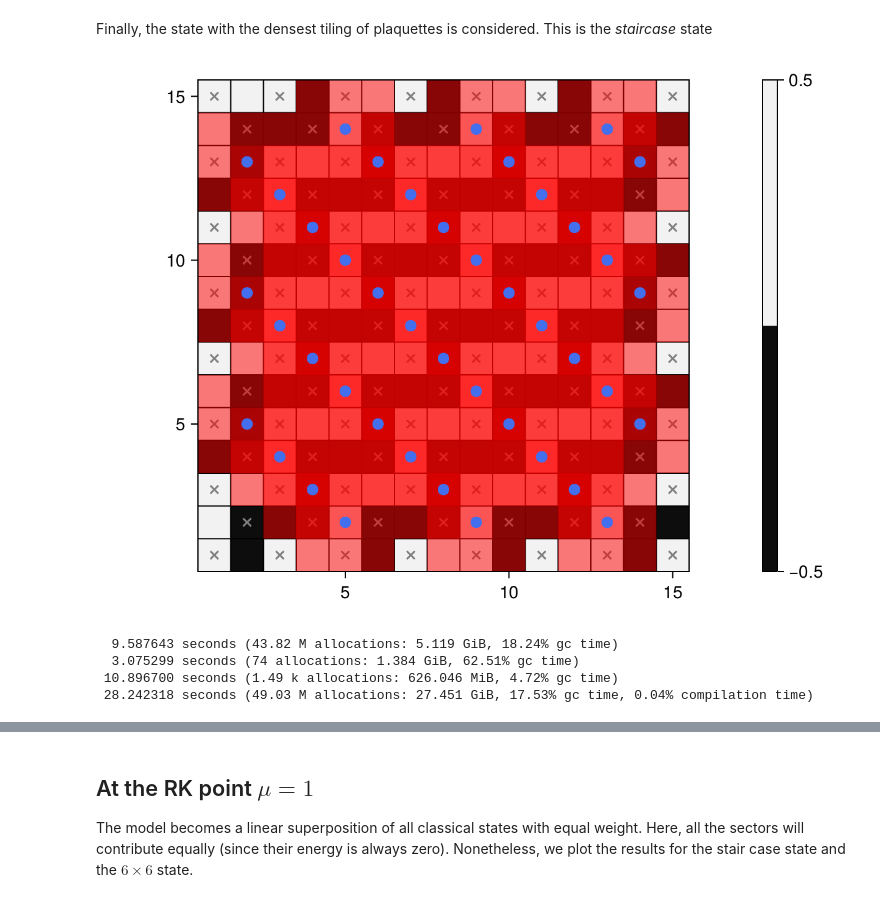
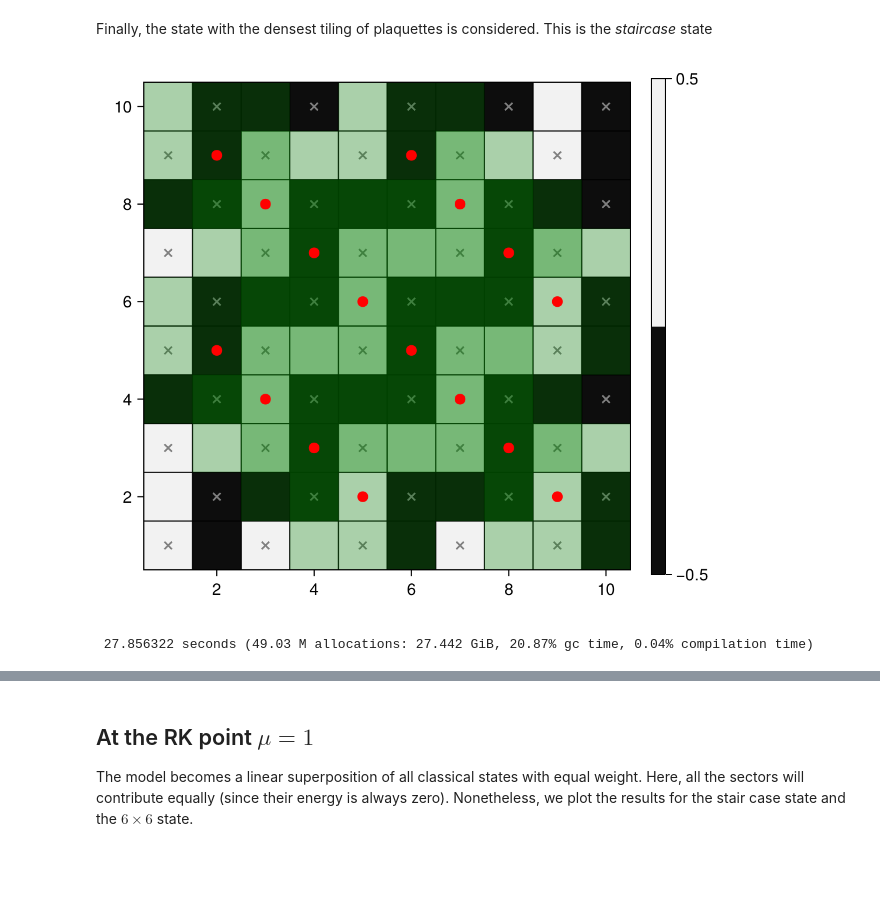
Before and after one commit to NilsNiggemann/SpiderWebModel.jl, a Jupyter notebook: Application/PeriodicStateFluctuations.ipynb, the cells around one changed output, grey strips where cells are left out. Drawn from its saved outputs; the diff is of its cells as text; code cells hidden in the pictures; blank space fills up the shorter version.

```diff
--- a/Application/PeriodicStateFluctuations.ipynb
+++ b/Application/PeriodicStateFluctuations.ipynb
@@ -61,10 +61,10 @@ import SpiderWebModel: getStairCase
   Activating project at `/storage/niggeni/Documents/PMFRG/Projects/SpiderWebModel.jl/Application`
 # %%
 function solveED(state,μ,args...;kwargs...)
-    @time res = SW.getAllNeighborStates(state)
-    @time H = SW.H(res.AllStates,res.Neighbors,μ)
-    @time sol = SW.SolveH(H,args...;kwargs...)
-    return (;res,sol,H)
+    res = SW.getAllNeighborStates(state)
+    H = SW.H(res.AllStates,res.Neighbors,μ)
+    sol = SW.SolveH(H,args...;kwargs...)
+    return (;res,sol)
 end
 
 function getObservables(res,sol)
@@ -141,5 +142,7 @@ Sol5x5 = solveED(SW.periodicState5x5(14),μ)
 Next, we consider a $6\times6$ state, in which the plaquettes overlap slightly.
 # %%
 state6x6 = SW.periodicState6x6(15)
-SW.plotApplPlaquettes(state6x6,square = true)
+fig = SW.plotApplPlaquettes(state6x6,square = true)
+save("figs/6x6State.png",fig)
+fig
 # %% [output]
@@ -169,16 +173,17 @@ Sol6x6_3 = solveED(state6x6_3,μ)
 # %% [markdown]
 Finally, the state with the densest tiling of plaquettes is considered. This is the _staircase_ state
 # %%
-Stair = SW.getStairCase(15)
-display(SW.plotApplPlaquettes(Stair,square = (:red,0.3)))
+Stair = SW.getStairCase(10)
+display(SW.plotApplPlaquettes(Stair,square = (:green,0.3)))
+save("figs/StairState.png",current_figure())
+
 SolStair = solveED(SW.getStairCase(14),μ)
-@time plotOverview(SolStair.res,SolStair.sol,title = L"stair state, $μ = %$μ$")
+@time fig = plotOverview(SolStair.res,SolStair.sol,title = L"stair state, $μ = %$μ$")
+save("exactFig/StairOverview.png",fig)
+fig
 # %% [output]
-[figure, old version]
+[figure, new version]
-  9.587643 seconds (43.82 M allocations: 5.119 GiB, 18.24% gc time)
-  3.075299 seconds (74 allocations: 1.384 GiB, 62.51% gc time)
- 10.896700 seconds (1.49 k allocations: 626.046 MiB, 4.72% gc time)
- 28.242318 seconds (49.03 M allocations: 27.451 GiB, 17.53% gc time, 0.04% compilation time)
+ 27.856322 seconds (49.03 M allocations: 27.442 GiB, 20.87% gc time, 0.04% compilation time)
 [figure]
 # %% [markdown]
 ## At the RK point $\mu=1$
```
Also changed, not shown: parts of 15 cells of this notebook, 12 other files.
